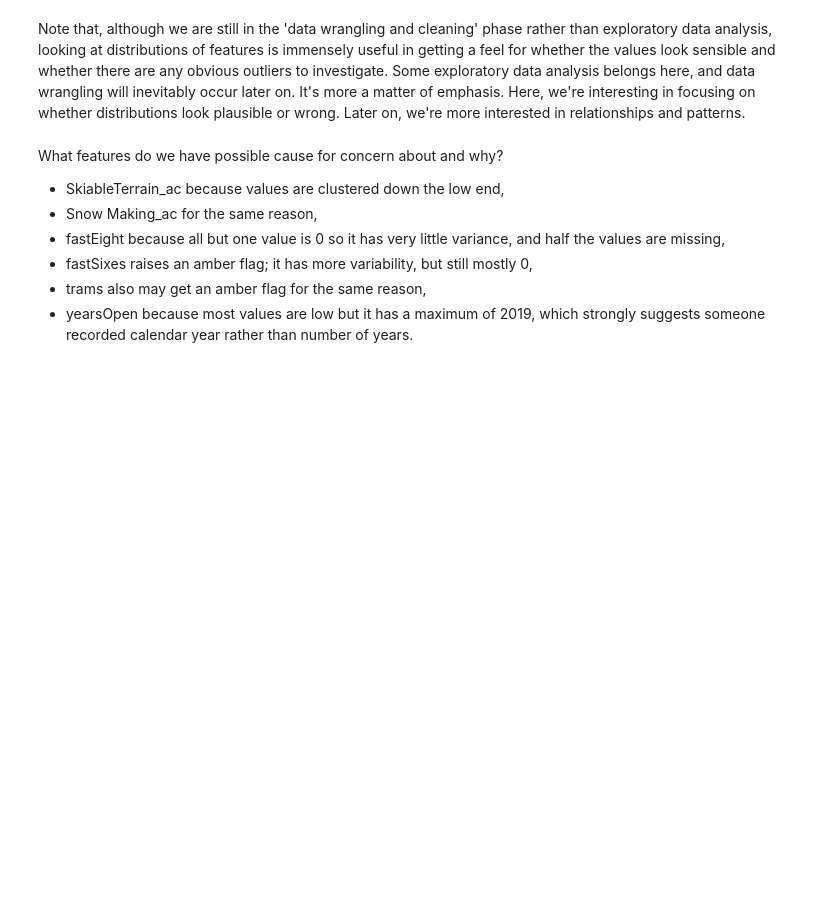
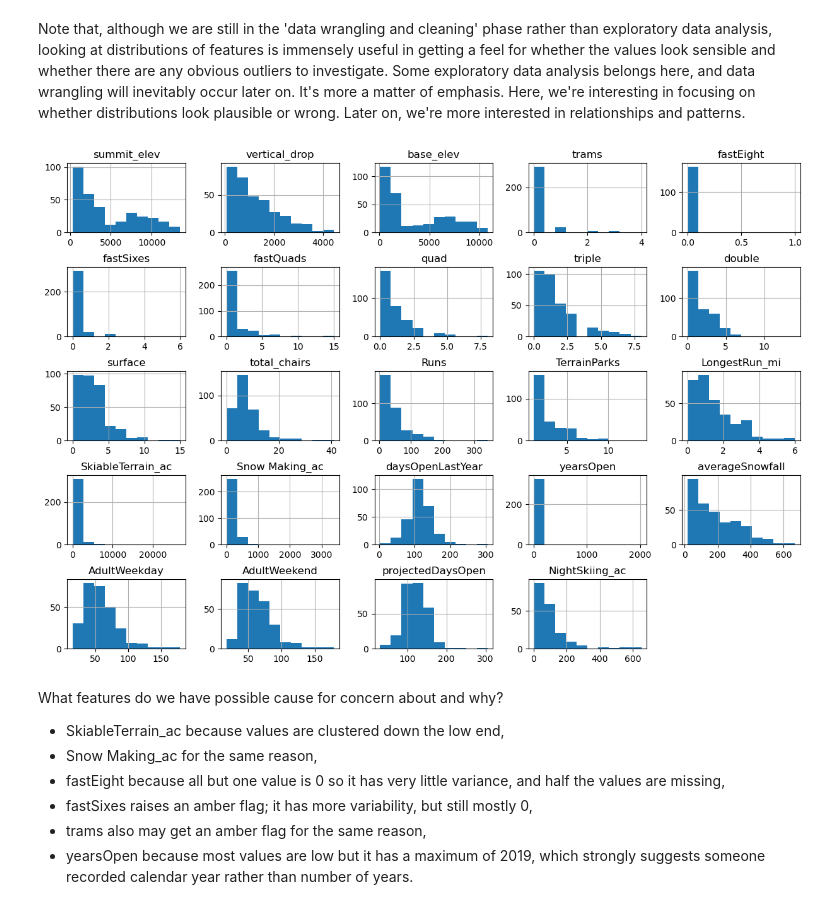
Before and after one commit to j-tinianow/DataScienceGuidedCapstone, a Jupyter notebook: Notebooks/02_data_wrangling.ipynb, the cells around one changed output. Cells and saved outputs as stored; diff of their text form; code cells hidden in the pictures; blank space fills up the shorter version.

```diff
--- a/Notebooks/02_data_wrangling.ipynb
+++ b/Notebooks/02_data_wrangling.ipynb
@@ -480,12 +503,15 @@ Note that, although we are still in the 'data wrangling and cleaning' phase rath
 # %%
 #Code task 18#
 #Call ski_data's `hist` method to plot histograms of each of the numeric features
 #Try passing it an argument figsize=(15,10)
 #Try calling plt.subplots_adjust() with an argument hspace=0.5 to adjust the spacing
 #It's important you create legible and easy-to-read plots
-ski_data.___(___)
-#plt.subplots_adjust(hspace=___);
+ski_data.hist(figsize=(15,10))
+#plt.show()
+plt.subplots_adjust(hspace=0.5);
 #Hint: notice how the terminating ';' "swallows" some messy output and leads to a tidier notebook
+# %% [output]
+[figure, added]
 # %% [markdown]
 What features do we have possible cause for concern about and why?
 
```
Also changed, not shown: parts of 18 cells of this notebook.
